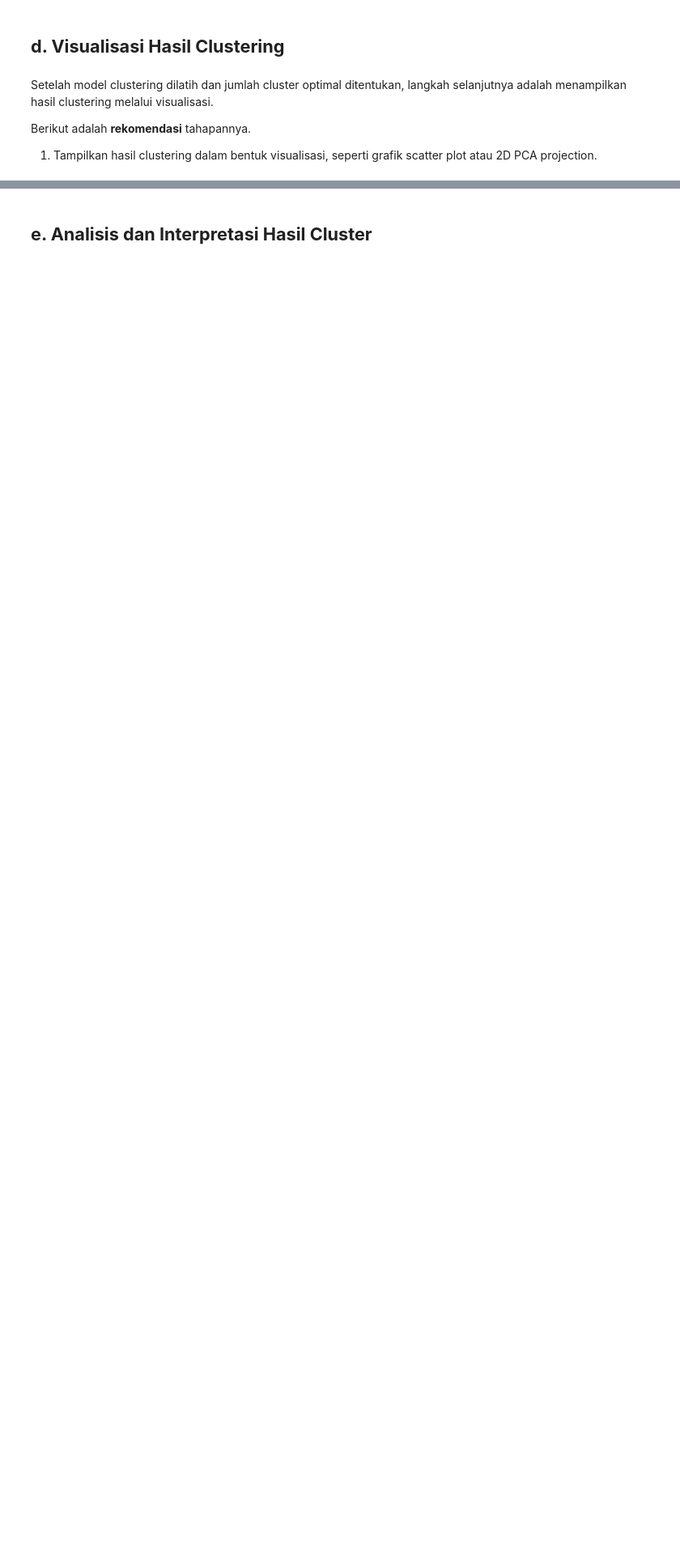
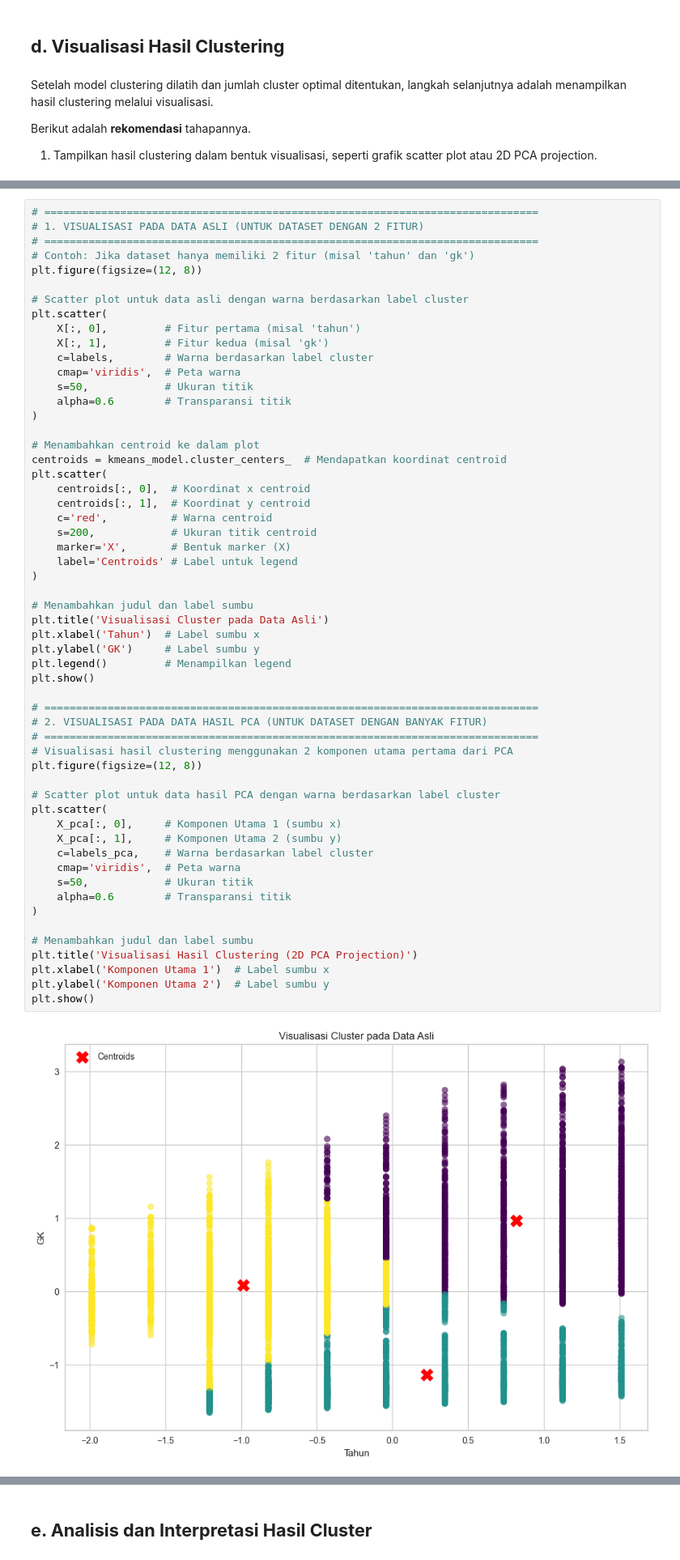
Before and after one commit to WEKOOO/Proyek-Machine-Learning-Dataset-Kesejahteraan-Pekerja-Indonesia, a Jupyter notebook: PROJECT-ML-PEMULA/[Clustering] Submission Akhir BMLP_Weko Abbror.ipynb, the cells around one changed output, grey strips where cells are left out. Shown at 81% size. Drawn from its saved outputs; the diff is of its cells as text; blank space fills up the shorter version.

```diff
--- a/PROJECT-ML-PEMULA/[Clustering] Submission Akhir BMLP_Weko Abbror.ipynb
+++ b/PROJECT-ML-PEMULA/[Clustering] Submission Akhir BMLP_Weko Abbror.ipynb
@@ -525,0 +629,58 @@ def visualize_clusters(df_normalized, model):
+# %%
+# ==============================================================================
+# 1. VISUALISASI PADA DATA ASLI (UNTUK DATASET DENGAN 2 FITUR)
+# ==============================================================================
+# Contoh: Jika dataset hanya memiliki 2 fitur (misal 'tahun' dan 'gk')
+plt.figure(figsize=(12, 8))
+
+# Scatter plot untuk data asli dengan warna berdasarkan label cluster
+plt.scatter(
+    X[:, 0],         # Fitur pertama (misal 'tahun')
+    X[:, 1],         # Fitur kedua (misal 'gk')
+    c=labels,        # Warna berdasarkan label cluster
+    cmap='viridis',  # Peta warna
+    s=50,            # Ukuran titik
+    alpha=0.6        # Transparansi titik
+)
+
+# Menambahkan centroid ke dalam plot
+centroids = kmeans_model.cluster_centers_  # Mendapatkan koordinat centroid
+plt.scatter(
+    centroids[:, 0],  # Koordinat x centroid
+    centroids[:, 1],  # Koordinat y centroid
+    c='red',          # Warna centroid
+    s=200,            # Ukuran titik centroid
+    marker='X',       # Bentuk marker (X)
+    label='Centroids' # Label untuk legend
+)
+
+# Menambahkan judul dan label sumbu
+plt.title('Visualisasi Cluster pada Data Asli')
+plt.xlabel('Tahun')  # Label sumbu x
+plt.ylabel('GK')     # Label sumbu y
+plt.legend()         # Menampilkan legend
+plt.show()
+
+# ==============================================================================
+# 2. VISUALISASI PADA DATA HASIL PCA (UNTUK DATASET DENGAN BANYAK FITUR)
+# ==============================================================================
+# Visualisasi hasil clustering menggunakan 2 komponen utama pertama dari PCA
+plt.figure(figsize=(12, 8))
+
+# Scatter plot untuk data hasil PCA dengan warna berdasarkan label cluster
+plt.scatter(
+    X_pca[:, 0],     # Komponen Utama 1 (sumbu x)
+    X_pca[:, 1],     # Komponen Utama 2 (sumbu y)
+    c=labels_pca,    # Warna berdasarkan label cluster
+    cmap='viridis',  # Peta warna
+    s=50,            # Ukuran titik
+    alpha=0.6        # Transparansi titik
+)
+
+# Menambahkan judul dan label sumbu
+plt.title('Visualisasi Hasil Clustering (2D PCA Projection)')
+plt.xlabel('Komponen Utama 1')  # Label sumbu x
+plt.ylabel('Komponen Utama 2')  # Label sumbu y
+plt.show()
+# %% [output]
+[figure, added]
```
Also changed, not shown: parts of 21 cells of this notebook, 5 other files.
